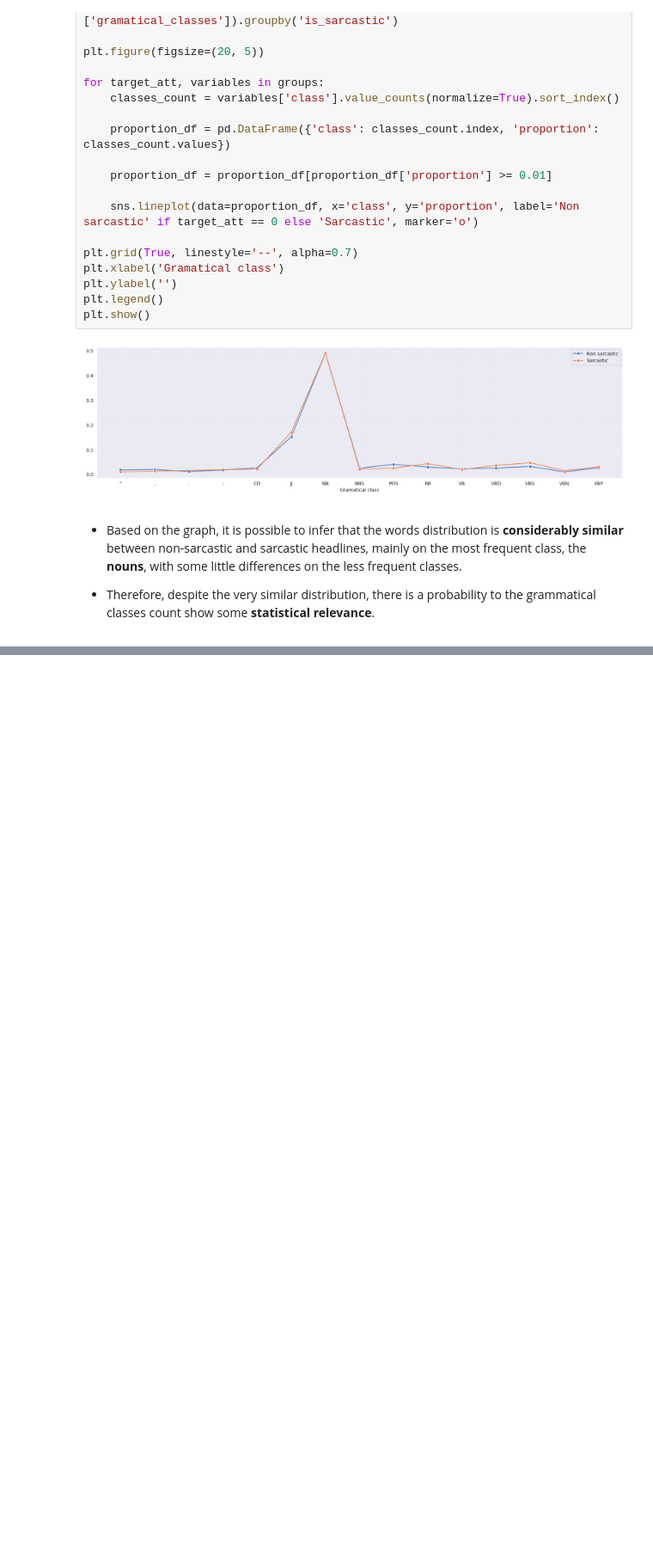
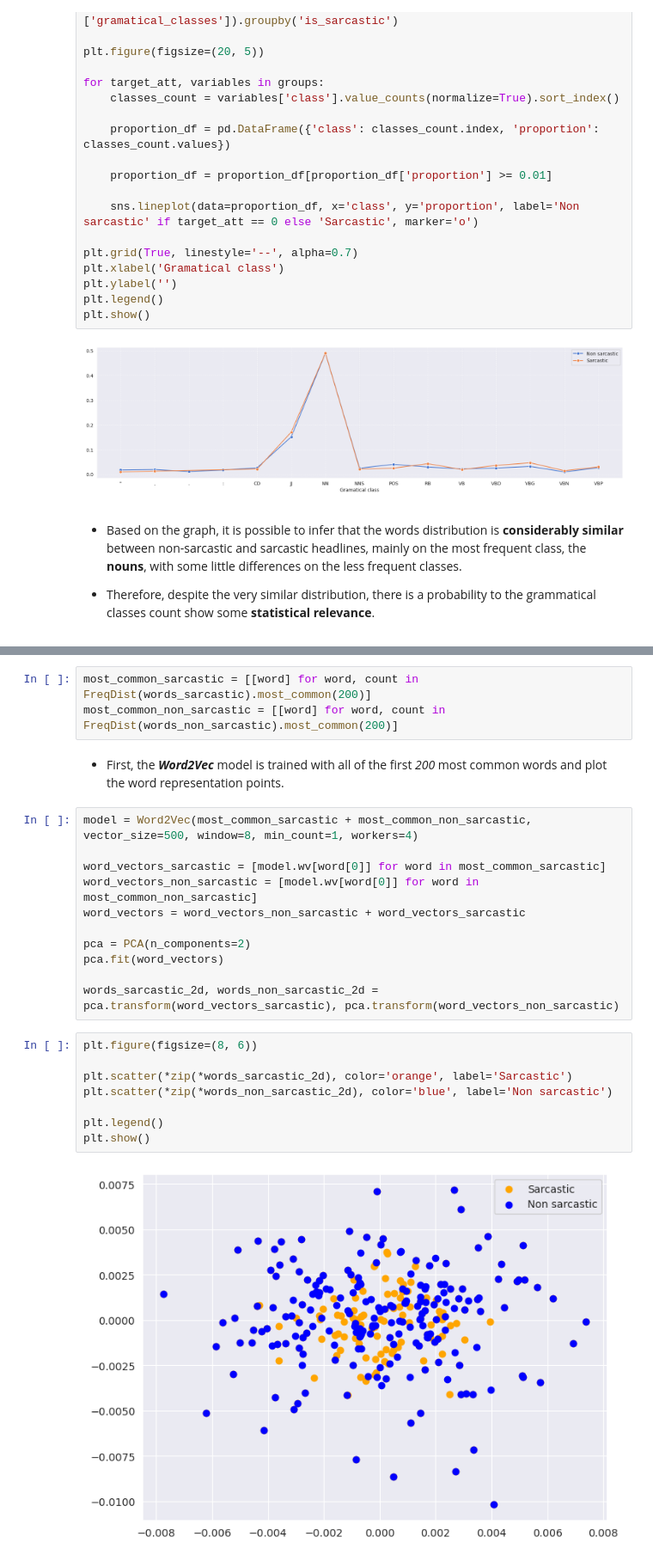
Before and after one commit to vtpaiva/sarcastic-headlines-detection, a Jupyter notebook: analysis.ipynb, the cells around one changed output, grey strips where cells are left out. Shown at 86% size. Saved outputs shown, nothing was run; the diff lists cells and outputs as text; blank space fills up the shorter version.

```diff
--- a/analysis.ipynb
+++ b/analysis.ipynb
@@ -313,0 +353,26 @@ plt.show()
+# %%
+most_common_sarcastic = [[word] for word, count in FreqDist(words_sarcastic).most_common(200)]
+most_common_non_sarcastic = [[word] for word, count in FreqDist(words_non_sarcastic).most_common(200)]
+# %% [markdown]
+* First, the ***Word2Vec*** model is trained with all of the first *200* most common words and plot the word representation points.
+# %%
+model = Word2Vec(most_common_sarcastic + most_common_non_sarcastic, vector_size=500, window=8, min_count=1, workers=4)
+
+word_vectors_sarcastic = [model.wv[word[0]] for word in most_common_sarcastic]
+word_vectors_non_sarcastic = [model.wv[word[0]] for word in most_common_non_sarcastic]
+word_vectors = word_vectors_non_sarcastic + word_vectors_sarcastic
+
+pca = PCA(n_components=2)
+pca.fit(word_vectors)
+
+words_sarcastic_2d, words_non_sarcastic_2d = pca.transform(word_vectors_sarcastic), pca.transform(word_vectors_non_sarcastic)
+# %%
+plt.figure(figsize=(8, 6))
+
+plt.scatter(*zip(*words_sarcastic_2d), color='orange', label='Sarcastic')
+plt.scatter(*zip(*words_non_sarcastic_2d), color='blue', label='Non sarcastic')
+
+plt.legend()
+plt.show()
+# %% [output]
+[figure, added]
```
Also changed, not shown: parts of 18 cells of this notebook, 2 other files.
